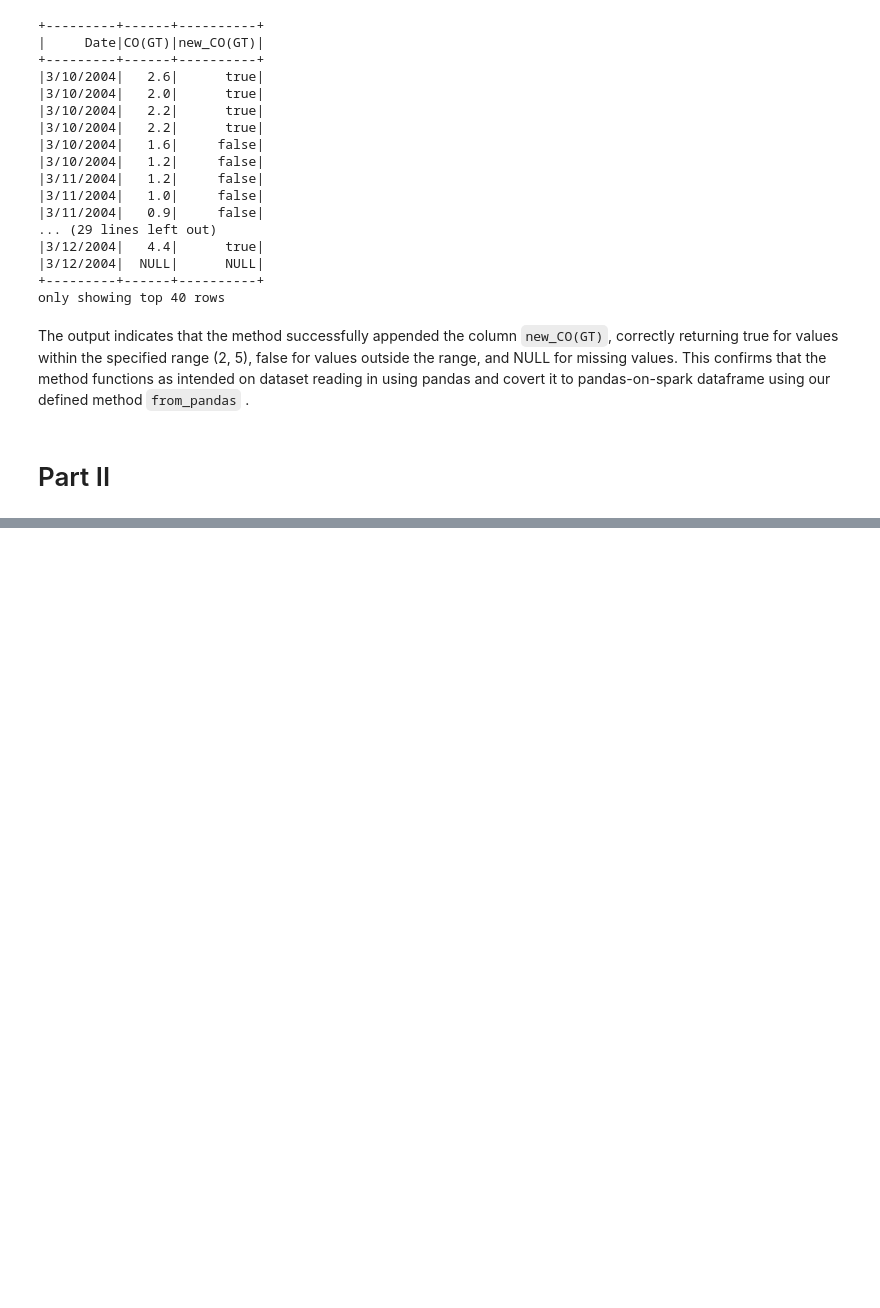
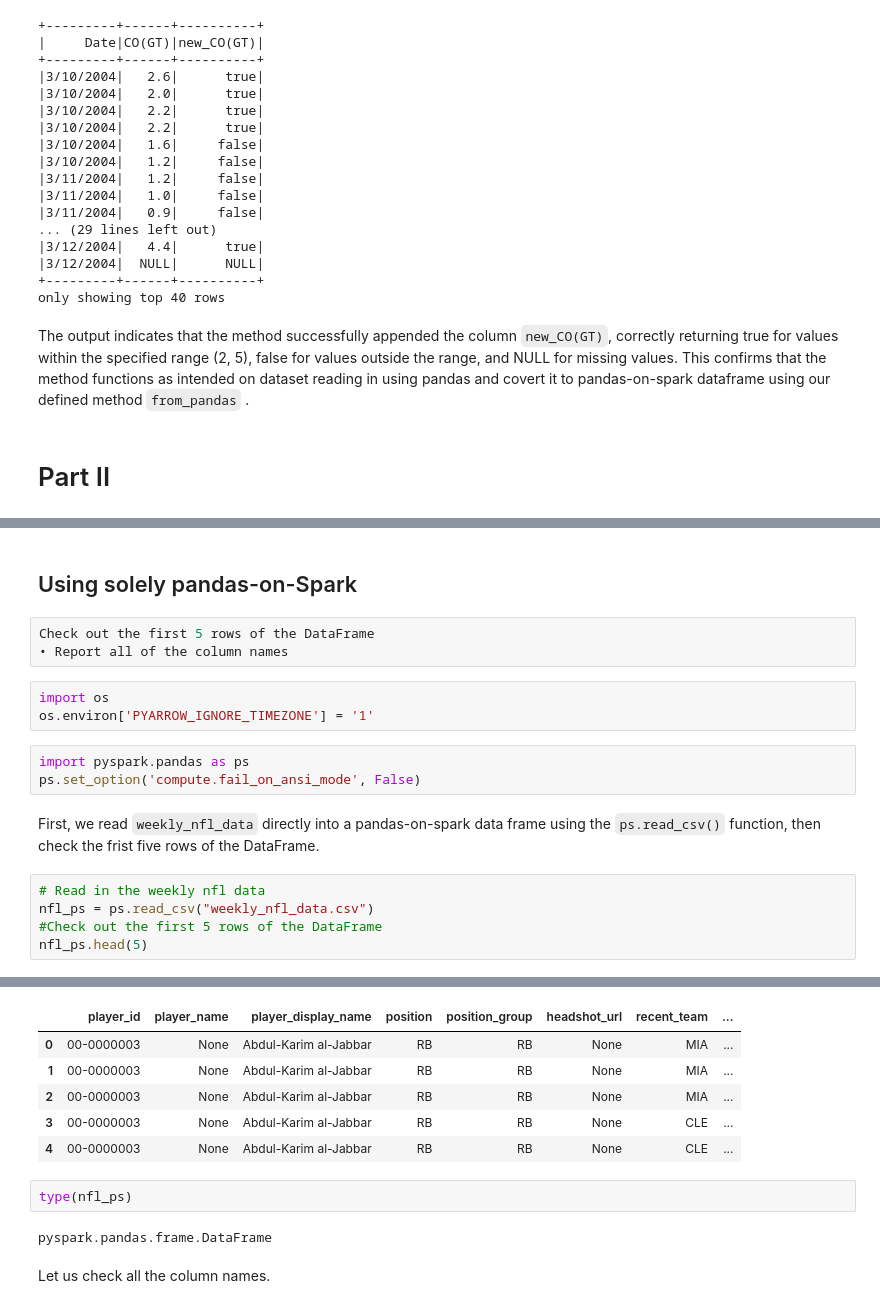
Before and after one commit to hzhoujoy/ST554_Project2, a Jupyter notebook: project2.ipynb, the cells around one changed output, grey strips where cells are left out. Saved outputs shown, nothing was run; the diff lists cells and outputs as text; blank space fills up the shorter version.

```diff
--- a/project2.ipynb
+++ b/project2.ipynb
@@ -936,0 +942,19 @@ The output indicates that the method successfully appended the column `new_CO(GT
+# %% [markdown]
+## Using solely pandas-on-Spark
+# %%
+Check out the first 5 rows of the DataFrame
+• Report all of the column names
+# %%
+import os
+os.environ['PYARROW_IGNORE_TIMEZONE'] = '1'
+# %%
+import pyspark.pandas as ps
+ps.set_option('compute.fail_on_ansi_mode', False)
+# %% [markdown]
+First, we read `weekly_nfl_data` directly into a pandas-on-spark data frame using the `ps.read_csv()` function, then check the frist five rows of the DataFrame.
+# %%
+# Read in the weekly nfl data
+nfl_ps = ps.read_csv("weekly_nfl_data.csv")
+#Check out the first 5 rows of the DataFrame
+nfl_ps.head(5)
+# %% [output]
@@ -936,0 +962,12 @@ The output indicates that the method successfully appended the column `new_CO(GT
+|  | player_id | player_name | player_display_name | position | position_group | headshot_url | recent_team | ... |
+| 0 | 00-0000003 | None | Abdul-Karim al-Jabbar | RB | RB | None | MIA | ... |
+| 1 | 00-0000003 | None | Abdul-Karim al-Jabbar | RB | RB | None | MIA | ... |
+| 2 | 00-0000003 | None | Abdul-Karim al-Jabbar | RB | RB | None | MIA | ... |
+| 3 | 00-0000003 | None | Abdul-Karim al-Jabbar | RB | RB | None | CLE | ... |
+| 4 | 00-0000003 | None | Abdul-Karim al-Jabbar | RB | RB | None | CLE | ... |
+# %%
+type(nfl_ps)
+# %% [output]
+pyspark.pandas.frame.DataFrame
+# %% [markdown]
+Let us check all the column names.
```
Also changed, not shown: parts of 13 cells of this notebook.
